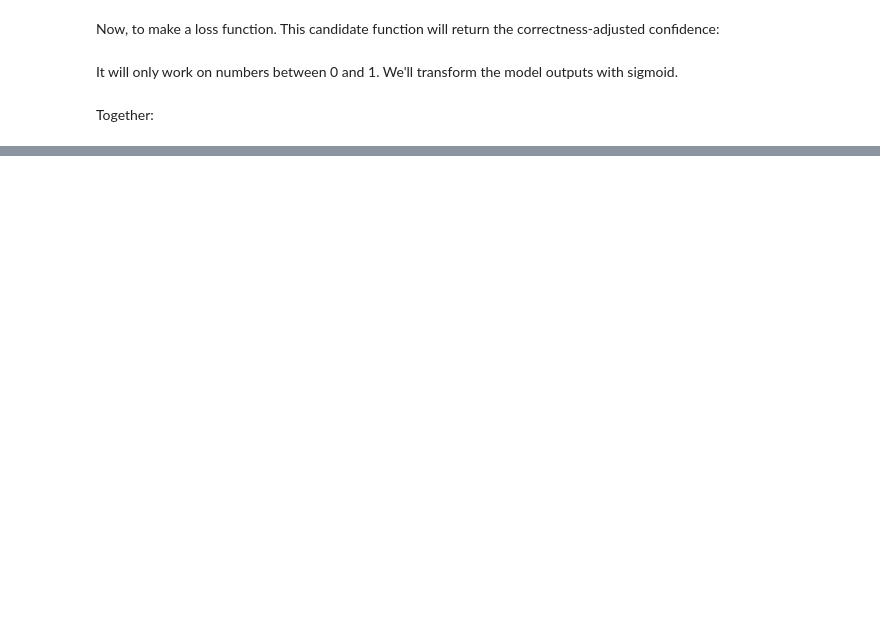
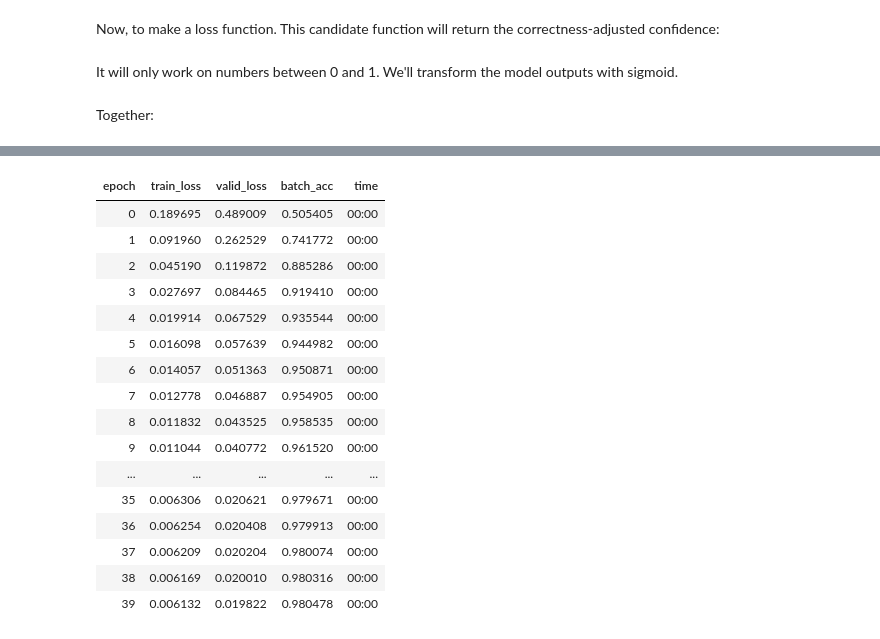
Before and after one commit to mccallion/rory, a Jupyter notebook: 20210427_mnist_from_scratch_again.ipynb, the cells around one changed output, grey strips where cells are left out. Saved outputs shown, nothing was run; the diff lists cells and outputs as text; code cells hidden in the pictures; blank space fills up the shorter version.

```diff
--- a/20210427_mnist_from_scratch_again.ipynb
+++ b/20210427_mnist_from_scratch_again.ipynb
@@ -212,0 +367,4 @@ Section "SGD and Mini-Batches" (4/5ths down the nb)
+# %%
+mod = nn.Linear(28*28, 1)
+opt = SGD(mod.parameters(), lr)
+train_model(dl, mod, 20)
@@ -212,0 +415,20 @@ Section "SGD and Mini-Batches" (4/5ths down the nb)
+# %%
+learner.fit(40, lr=lr)
+# %% [output]
+| epoch | train_loss | valid_loss | batch_acc | time |
+| 0 | 0.189695 | 0.489009 | 0.505405 | 00:00 |
+| 1 | 0.091960 | 0.262529 | 0.741772 | 00:00 |
+| 2 | 0.045190 | 0.119872 | 0.885286 | 00:00 |
+| 3 | 0.027697 | 0.084465 | 0.919410 | 00:00 |
+| 4 | 0.019914 | 0.067529 | 0.935544 | 00:00 |
+| 5 | 0.016098 | 0.057639 | 0.944982 | 00:00 |
+| 6 | 0.014057 | 0.051363 | 0.950871 | 00:00 |
+| 7 | 0.012778 | 0.046887 | 0.954905 | 00:00 |
+| 8 | 0.011832 | 0.043525 | 0.958535 | 00:00 |
+| 9 | 0.011044 | 0.040772 | 0.961520 | 00:00 |
+| ... | ... | ... | ... | ... |
+| 35 | 0.006306 | 0.020621 | 0.979671 | 00:00 |
+| 36 | 0.006254 | 0.020408 | 0.979913 | 00:00 |
+| 37 | 0.006209 | 0.020204 | 0.980074 | 00:00 |
+| 38 | 0.006169 | 0.020010 | 0.980316 | 00:00 |
+| 39 | 0.006132 | 0.019822 | 0.980478 | 00:00 |
```
Also changed, not shown: parts of 79 cells of this notebook.
